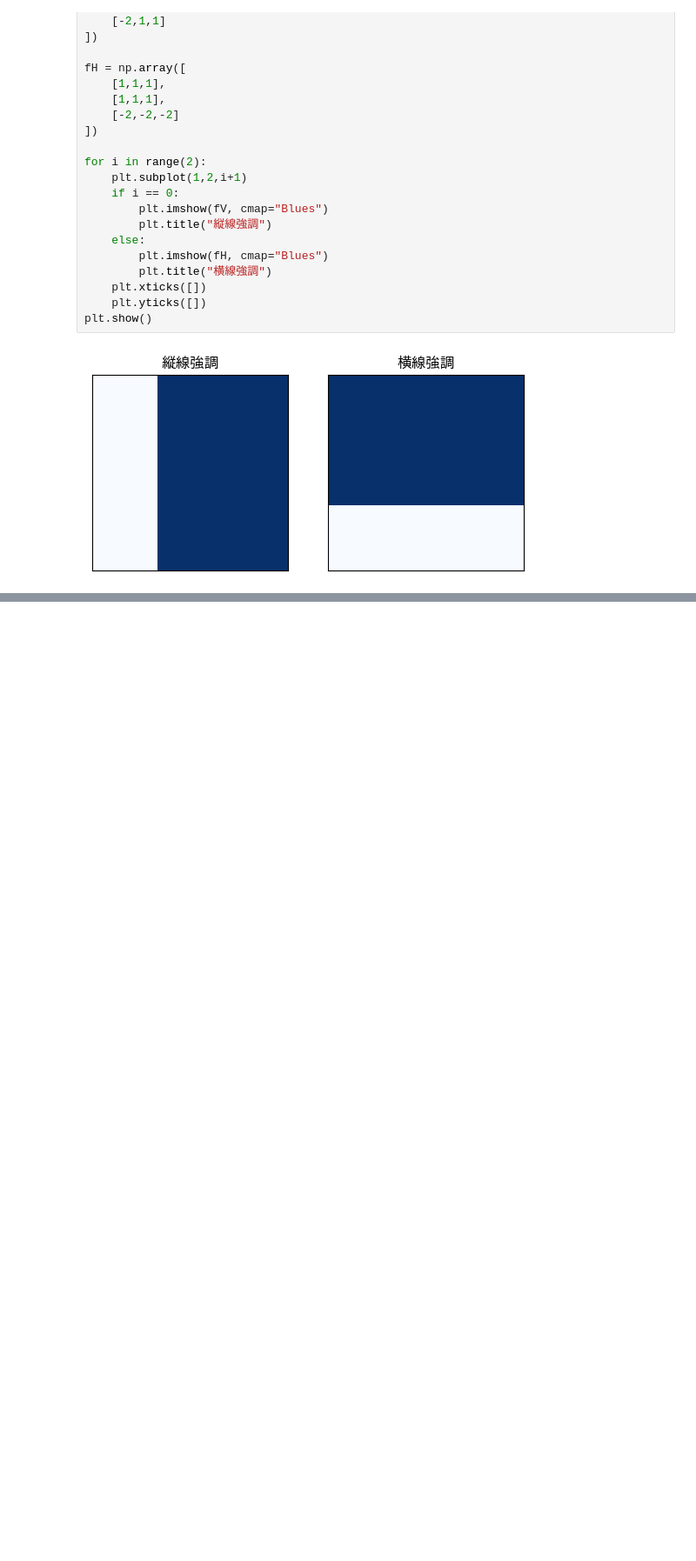
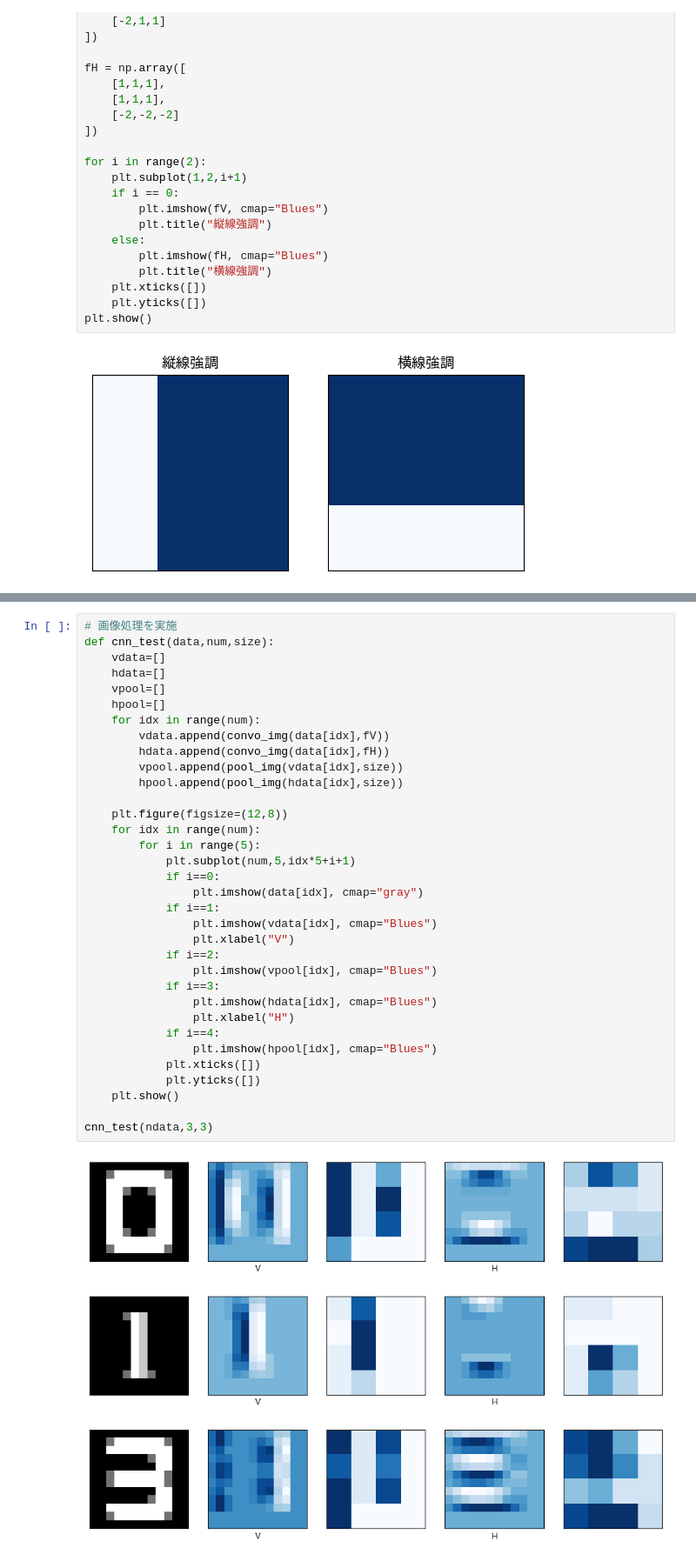
Before and after one commit to naorex/Python3rdGrade_Deep_Learning_Beginner, a Jupyter notebook: Chapter05_CNNで学習.ipynb, the cells around one changed output, grey strips where cells are left out. Shown: that part at 87% size. Drawn from its saved outputs; the diff is of its cells as text; blank space fills up the shorter version.

```diff
--- a/Chapter05_CNNで学習.ipynb
+++ b/Chapter05_CNNで学習.ipynb
@@ -234,0 +261,36 @@ plt.show()
+# %%
+# 画像処理を実施
+def cnn_test(data,num,size):
+    vdata=[]
+    hdata=[]
+    vpool=[]
+    hpool=[]
+    for idx in range(num):
+        vdata.append(convo_img(data[idx],fV))
+        hdata.append(convo_img(data[idx],fH))
+        vpool.append(pool_img(vdata[idx],size))
+        hpool.append(pool_img(hdata[idx],size))
+
+    plt.figure(figsize=(12,8))
+    for idx in range(num):
+        for i in range(5):
+            plt.subplot(num,5,idx*5+i+1)
+            if i==0:
+                plt.imshow(data[idx], cmap="gray")
+            if i==1:
+                plt.imshow(vdata[idx], cmap="Blues")
+                plt.xlabel("V")
+            if i==2:
+                plt.imshow(vpool[idx], cmap="Blues")
+            if i==3:
+                plt.imshow(hdata[idx], cmap="Blues")
+                plt.xlabel("H")
+            if i==4:
+                plt.imshow(hpool[idx], cmap="Blues")
+            plt.xticks([])
+            plt.yticks([])
+    plt.show()
+
+cnn_test(ndata,3,3)
+# %% [output]
+[figure, added]
```
Also changed, not shown: parts of 22 cells of this notebook.
